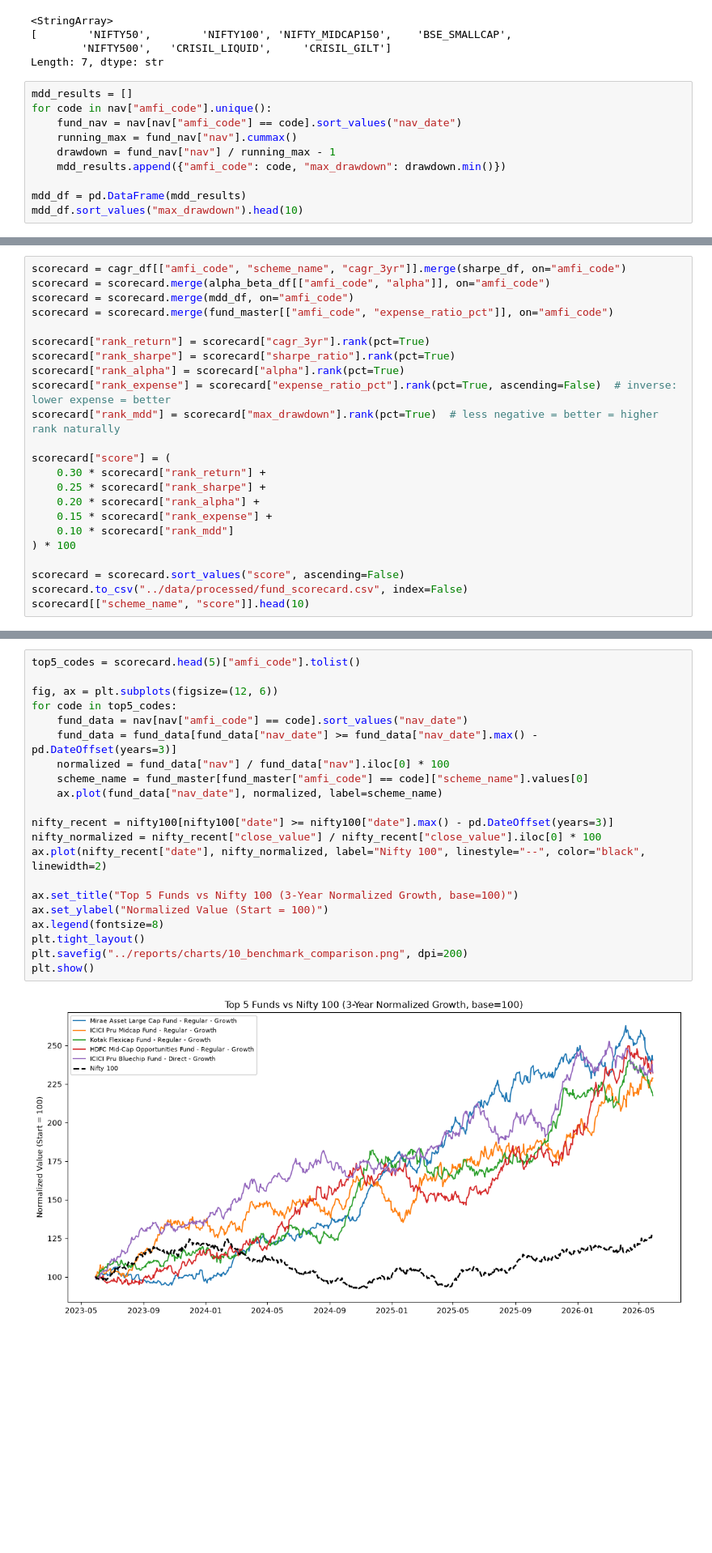
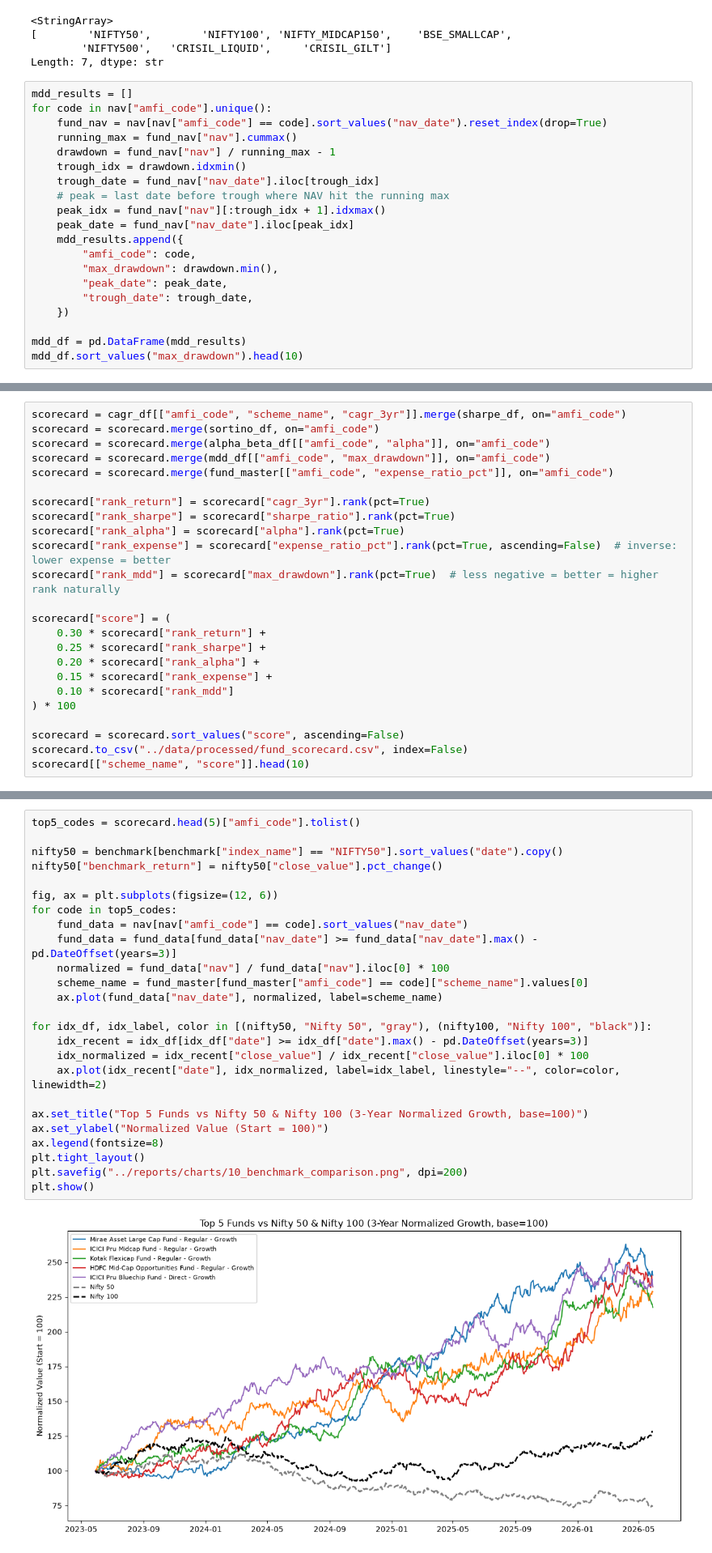
Before and after one commit to Devendragautam/bluestock-mf-capstone, a Jupyter notebook: notebooks/04_performance_analytics.ipynb, the cells around one changed output, grey strips where cells are left out. Shown at 81% size. Cells and saved outputs as stored; diff of their text form; blank space fills up the shorter version.

```diff
--- a/notebooks/04_performance_analytics.ipynb
+++ b/notebooks/04_performance_analytics.ipynb
@@ -168,10 +168,20 @@ Length: 7, dtype: str
 # %%
 mdd_results = []
 for code in nav["amfi_code"].unique():
-    fund_nav = nav[nav["amfi_code"] == code].sort_values("nav_date")
+    fund_nav = nav[nav["amfi_code"] == code].sort_values("nav_date").reset_index(drop=True)
     running_max = fund_nav["nav"].cummax()
     drawdown = fund_nav["nav"] / running_max - 1
-    mdd_results.append({"amfi_code": code, "max_drawdown": drawdown.min()})
+    trough_idx = drawdown.idxmin()
+    trough_date = fund_nav["nav_date"].iloc[trough_idx]
+    # peak = last date before trough where NAV hit the running max
+    peak_idx = fund_nav["nav"][:trough_idx + 1].idxmax()
+    peak_date = fund_nav["nav_date"].iloc[peak_idx]
+    mdd_results.append({
+        "amfi_code": code,
+        "max_drawdown": drawdown.min(),
+        "peak_date": peak_date,
+        "trough_date": trough_date,
+    })
 
 mdd_df = pd.DataFrame(mdd_results)
 mdd_df.sort_values("max_drawdown").head(10)
@@ -190,7 +200,8 @@ mdd_df.sort_values("max_drawdown").head(10)
 # %%
 scorecard = cagr_df[["amfi_code", "scheme_name", "cagr_3yr"]].merge(sharpe_df, on="amfi_code")
+scorecard = scorecard.merge(sortino_df, on="amfi_code")
 scorecard = scorecard.merge(alpha_beta_df[["amfi_code", "alpha"]], on="amfi_code")
-scorecard = scorecard.merge(mdd_df, on="amfi_code")
+scorecard = scorecard.merge(mdd_df[["amfi_code", "max_drawdown"]], on="amfi_code")
 scorecard = scorecard.merge(fund_master[["amfi_code", "expense_ratio_pct"]], on="amfi_code")
 
 scorecard["rank_return"] = scorecard["cagr_3yr"].rank(pct=True)
@@ -224,24 +235,28 @@ scorecard[["scheme_name", "score"]].head(10)
 | 21 | SBI Small Cap Fund - Regular Plan... | 67.3750 |
 # %%
 top5_codes = scorecard.head(5)["amfi_code"].tolist()
+
+nifty50 = benchmark[benchmark["index_name"] == "NIFTY50"].sort_values("date").copy()
+nifty50["benchmark_return"] = nifty50["close_value"].pct_change()
 
 fig, ax = plt.subplots(figsize=(12, 6))
 for code in top5_codes:
     fund_data = nav[nav["amfi_code"] == code].sort_values("nav_date")
     fund_data = fund_data[fund_data["nav_date"] >= fund_data["nav_date"].max() - pd.DateOffset(years=3)]
     normalized = fund_data["nav"] / fund_data["nav"].iloc[0] * 100
     scheme_name = fund_master[fund_master["amfi_code"] == code]["scheme_name"].values[0]
     ax.plot(fund_data["nav_date"], normalized, label=scheme_name)
 
-nifty_recent = nifty100[nifty100["date"] >= nifty100["date"].max() - pd.DateOffset(years=3)]
-nifty_normalized = nifty_recent["close_value"] / nifty_recent["close_value"].iloc[0] * 100
-ax.plot(nifty_recent["date"], nifty_normalized, label="Nifty 100", linestyle="--", color="black", linewidth=2)
+for idx_df, idx_label, color in [(nifty50, "Nifty 50", "gray"), (nifty100, "Nifty 100", "black")]:
+    idx_recent = idx_df[idx_df["date"] >= idx_df["date"].max() - pd.DateOffset(years=3)]
+    idx_normalized = idx_recent["close_value"] / idx_recent["close_value"].iloc[0] * 100
+    ax.plot(idx_recent["date"], idx_normalized, label=idx_label, linestyle="--", color=color, linewidth=2)
 
-ax.set_title("Top 5 Funds vs Nifty 100 (3-Year Normalized Growth, base=100)")
+ax.set_title("Top 5 Funds vs Nifty 50 & Nifty 100 (3-Year Normalized Growth, base=100)")
 ax.set_ylabel("Normalized Value (Start = 100)")
 ax.legend(fontsize=8)
 plt.tight_layout()
 plt.savefig("../reports/charts/10_benchmark_comparison.png", dpi=200)
 plt.show()
 # %% [output]
-[figure, old version]
+[figure, new version]
```
Also changed, not shown: parts of 2 cells of this notebook, 2 other files.
